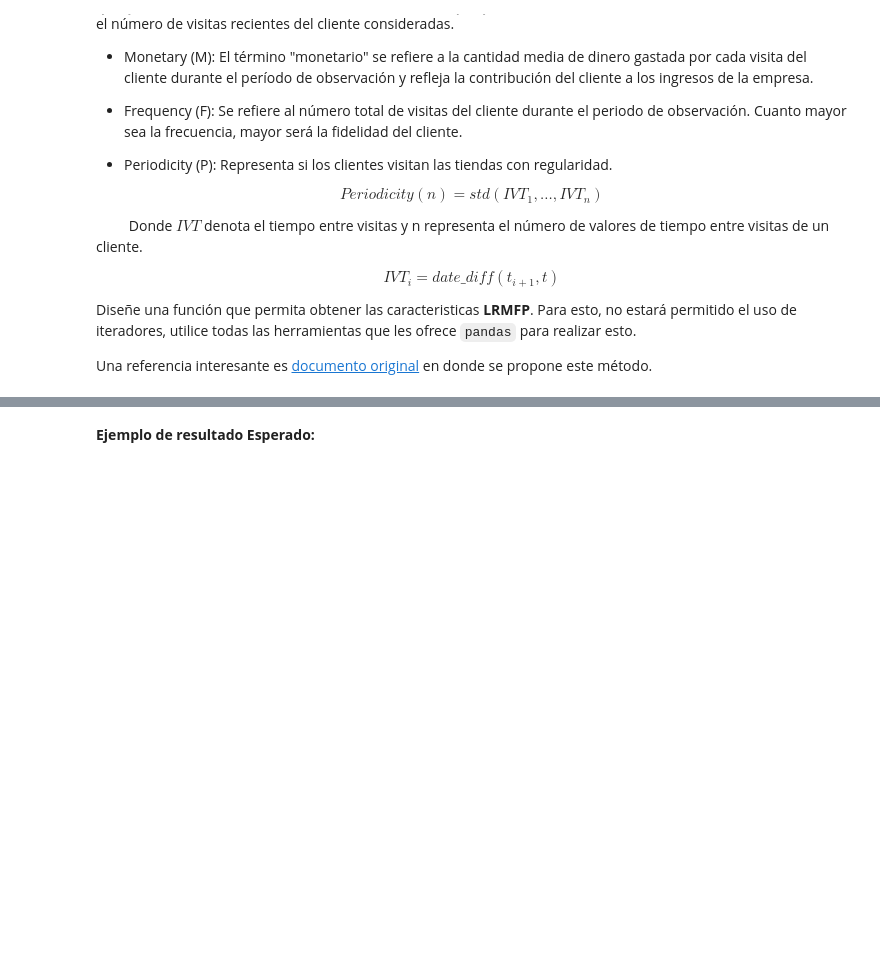
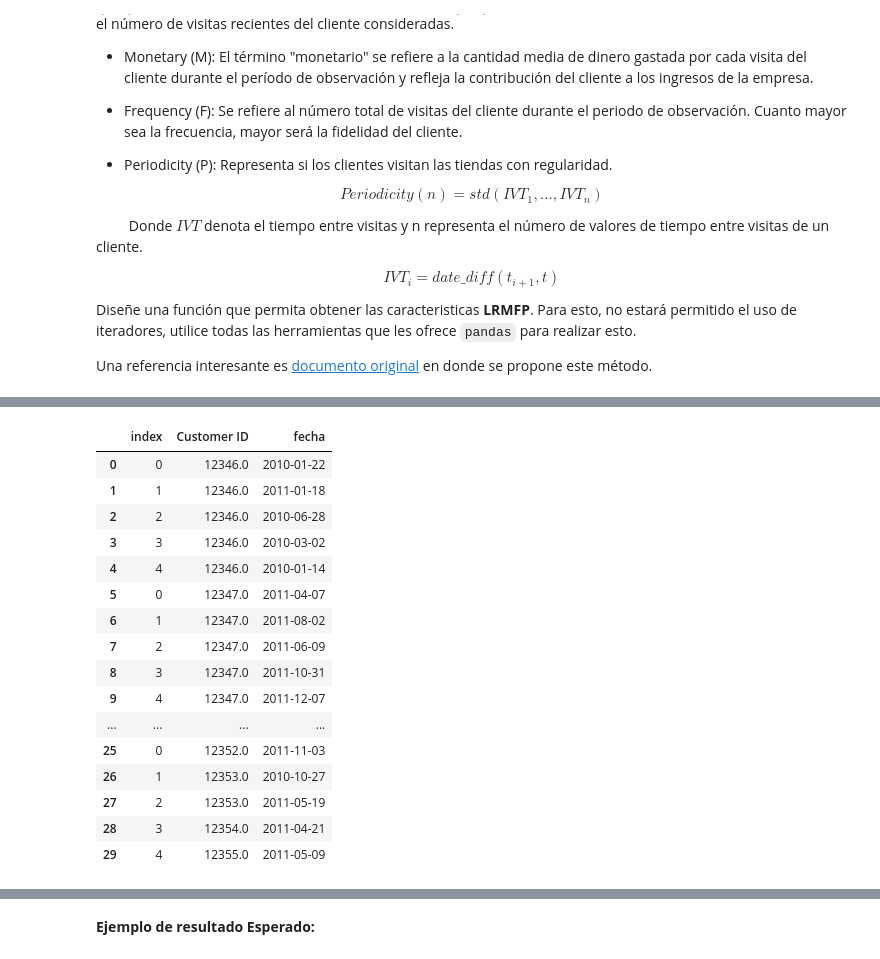
Before and after one commit to mzambrano1/Lab-programacion-cientifica, a Jupyter notebook: Tareas/Tarea 1/Tarea1.ipynb, the cells around one changed output, grey strips where cells are left out. Saved outputs shown, nothing was run; the diff lists cells and outputs as text; code cells hidden in the pictures; blank space fills up the shorter version.

```diff
--- a/Tareas/Tarea 1/Tarea1.ipynb
+++ b/Tareas/Tarea 1/Tarea1.ipynb
@@ -426,0 +434,7 @@ Una referencia interesante es [documento original](https://www.researchgate.net/
+# %%
+Y  = pd.DataFrame(grouped['fecha'].nth(list(np.arange(-5,0))))
+# %%
+Y = Y.reset_index()
+# %%
+Y = Y.reset_index().reset_index()
+Y
@@ -426,0 +455,22 @@ Una referencia interesante es [documento original](https://www.researchgate.net/
+# %%
+Y['index'] = Y['index']%5
+# %%
+Y.head(30)
+# %% [output]
+|  | index | Customer ID | fecha |
+| 0 | 0 | 12346.0 | 2010-01-22 |
+| 1 | 1 | 12346.0 | 2011-01-18 |
+| 2 | 2 | 12346.0 | 2010-06-28 |
+| 3 | 3 | 12346.0 | 2010-03-02 |
+| 4 | 4 | 12346.0 | 2010-01-14 |
+| 5 | 0 | 12347.0 | 2011-04-07 |
+| 6 | 1 | 12347.0 | 2011-08-02 |
+| 7 | 2 | 12347.0 | 2011-06-09 |
+| 8 | 3 | 12347.0 | 2011-10-31 |
+| 9 | 4 | 12347.0 | 2011-12-07 |
+| ... | ... | ... | ... |
+| 25 | 0 | 12352.0 | 2011-11-03 |
+| 26 | 1 | 12353.0 | 2010-10-27 |
+| 27 | 2 | 12353.0 | 2011-05-19 |
+| 28 | 3 | 12354.0 | 2011-04-21 |
+| 29 | 4 | 12355.0 | 2011-05-09 |
```
Also changed, not shown: parts of 23 cells of this notebook.
